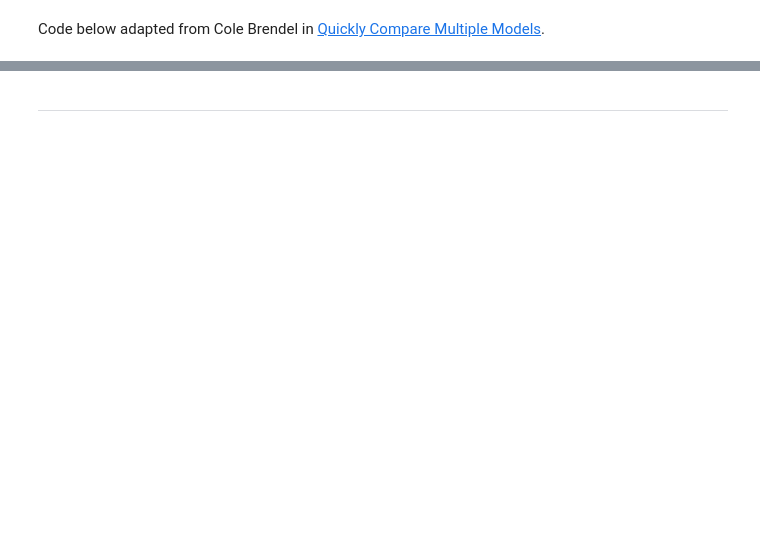
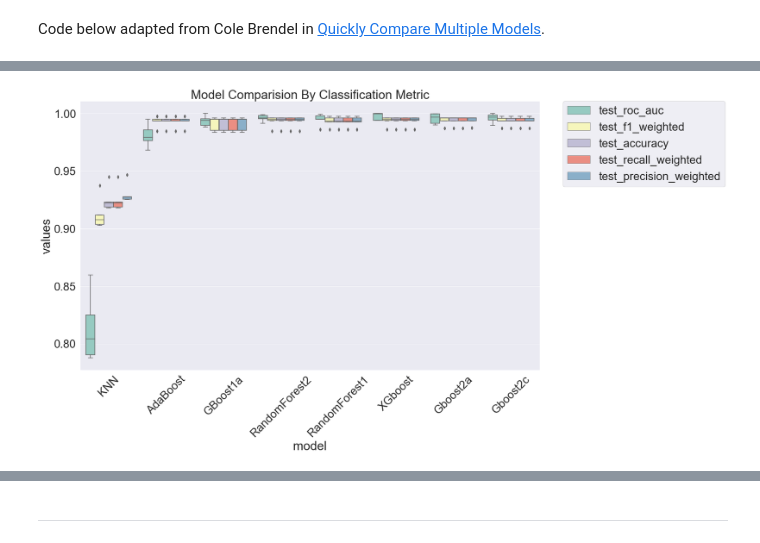
Before and after one commit to BigBangData/NaturalLanguageProcessing, a Jupyter notebook: SMS_SpamClassifier/31_EvaluateModels_4.ipynb, the cells around one changed output, grey strips where cells are left out. Saved outputs shown, nothing was run; the diff lists cells and outputs as text; code cells hidden in the pictures; blank space fills up the shorter version.

```diff
--- a/SMS_SpamClassifier/31_EvaluateModels_4.ipynb
+++ b/SMS_SpamClassifier/31_EvaluateModels_4.ipynb
@@ -240,9 +262,13 @@ As expected, KNN is lightning fast, and XGBoost is the slowest, but not too much
 # %%
-#import matplotlib.pyplot as plt
-#import seaborn as sns
-#plt.figure(figsize=(20, 12))
-#sns.set(font_scale=2.5)
-#g = sns.boxplot(x="model", y="values", hue="metrics", data=results_long_nofit, palette="Set3")
-#plt.legend(bbox_to_anchor=(1.05, 1), loc=2, borderaxespad=0.)
-#plt.title('Comparison of Model by Classification Metric')
-#plt.savefig('./benchmark_models_performance.png',dpi=300)
+def plot_results(dfm):
+    plt.figure(figsize=(20, 12))
+    sns.set(font_scale=2.5)
+    g = sns.boxplot(x="model", y="values", hue="metrics", data=dfm, palette="Set3")
+    plt.legend(bbox_to_anchor=(1.05, 1), loc=2, borderaxespad=0.)
+    plt.title('Model Comparision By Classification Metric')
+    plt.xticks(rotation=45)
+    plt.show()
+# %%
+plot_results(scores_df)
+# %% [output]
+[figure, added]
```
Also changed, not shown: parts of 18 cells of this notebook, 1 other file.
